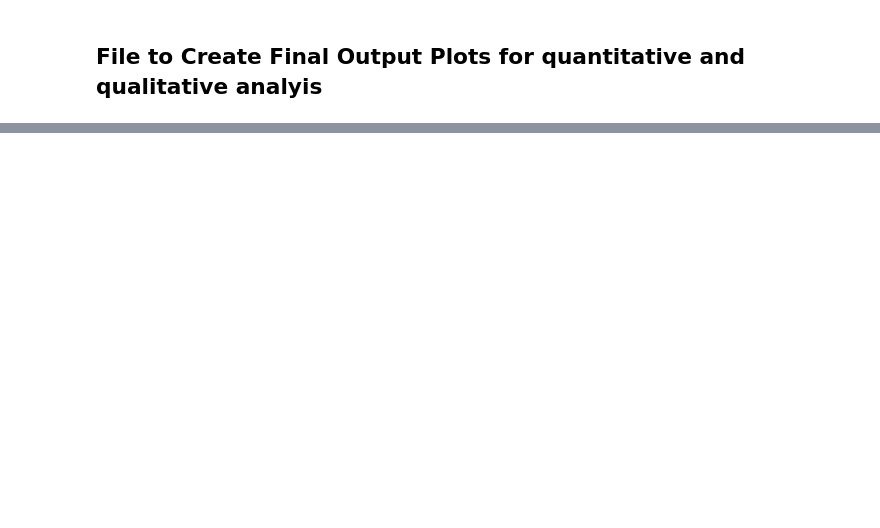
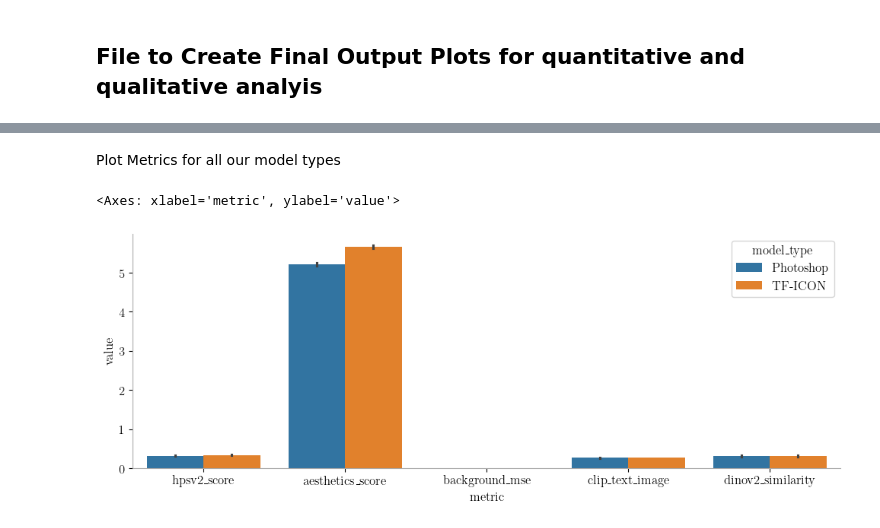
Before and after one commit to antoniomari/dit-editor, a Jupyter notebook: notebooks/create_output_plots.ipynb, the cells around one changed output, grey strips where cells are left out. Saved outputs shown, nothing was run; the diff lists cells and outputs as text; code cells hidden in the pictures; blank space fills up the shorter version.

Commit message:
final evaluation plots

```diff
--- a/notebooks/create_output_plots.ipynb
+++ b/notebooks/create_output_plots.ipynb
@@ -14,0 +53,39 @@ scores = pd.read_csv('scores.csv')
+# %%
+from matplotlib import rcParams
+rcParams['figure.figsize'] = 12, 4
+
+import matplotlib.font_manager as fm
+print(sorted(fm.get_font_names()))
+import matplotlib.pyplot as plt
+import json
+# Use LaTeX font for publication
+plt.rcParams.update({
+    "text.usetex": True,
+    "font.family": "serif",
+    "font.serif": ["cm10"],
+    "font.size": 12,
+})
+plt.rc('text.latex', preamble=r'\usepackage{amsmath,bm}')
+percent_formatter = plt.FuncFormatter(lambda x, _: '{:.0%}'.format(x))
+
+import matplotlib.pyplot as plt
+
+# # Global settings for LaTeX-like fonts
+plt.rcParams['text.usetex'] = True  # Disable full LaTeX rendering to avoid dependency issues
+plt.rcParams['mathtext.fontset'] = 'cm'  # Use Computer Modern (LaTeX-like) fonts
+plt.rcParams['font.family'] = 'serif'  # Set overall font to serif (LaTeX-style)
+# Set the color for axes edges (spines)
+plt.rcParams['axes.edgecolor'] = 'darkgray'
+# Enable the grid for the y-axis only
+plt.rcParams['axes.grid'] = False  # Enable grid
+plt.rcParams['grid.linestyle'] = '--'  # Optional: Set grid line style
+plt.rcParams['grid.color'] = 'lightgray'  # Optional: Set grid line color
+# # Disable LaTeX rendering to avoid dependency issues
+# # plt.rcParams['text.usetex'] = False
+# # Use 'DejaVu Serif' or another font that's available on your system
+# # plt.rcParams['font.family'] = 'serif'
+# # plt.rcParams['font.family'] = 'cmr10'
+# # plt.rcParams['font.family'] = 'cmss10'
+# # plt.rcParams['formatter.use_mathtext'] = True
+plt.rcParams['axes.spines.right'] = False
+plt.rcParams['axes.spines.top'] = False
@@ -14,0 +165,8 @@ scores = pd.read_csv('scores.csv')
+# %% [markdown]
+Plot Metrics for all our model types
+# %%
+sns.barplot(data=scores_flat, x='metric', y='value', hue='model_type',
+            palette=['#1f77b4', '#ff7f0e', '#2ca02c'], dodge=True, linewidth=0.5)
+# %% [output]
+<Axes: xlabel='metric', ylabel='value'>
+[figure, added]
```
Also changed, not shown: parts of 19 cells of this notebook.
